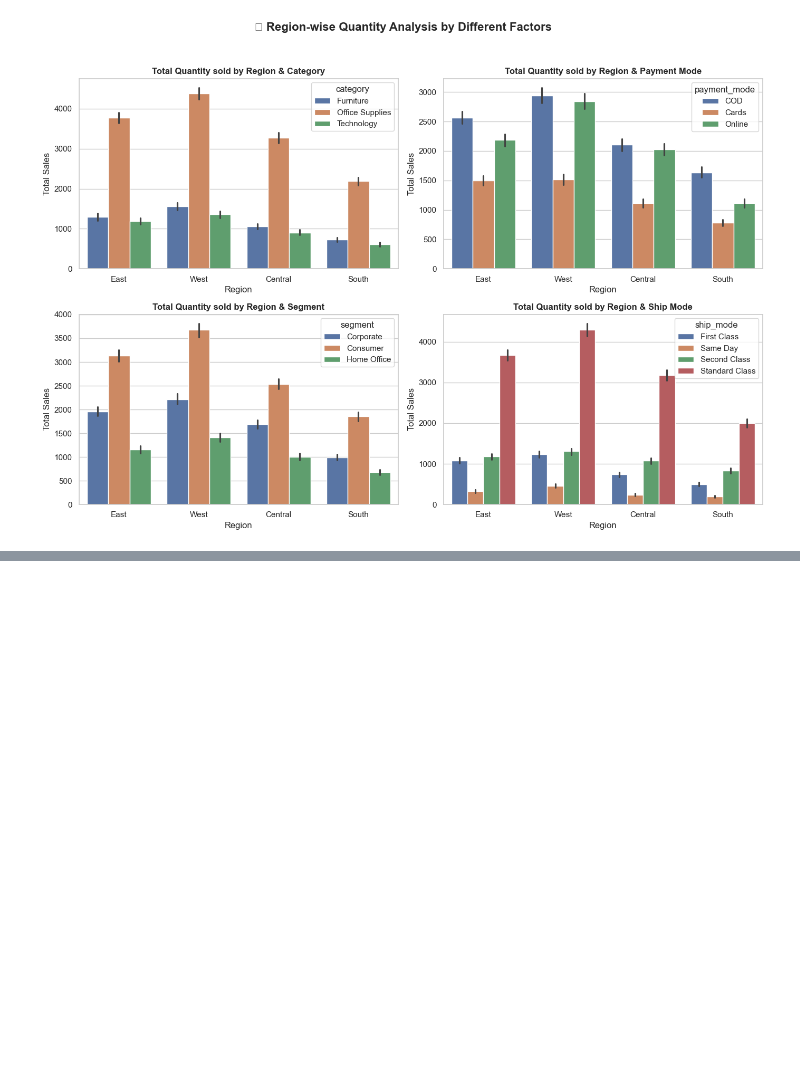
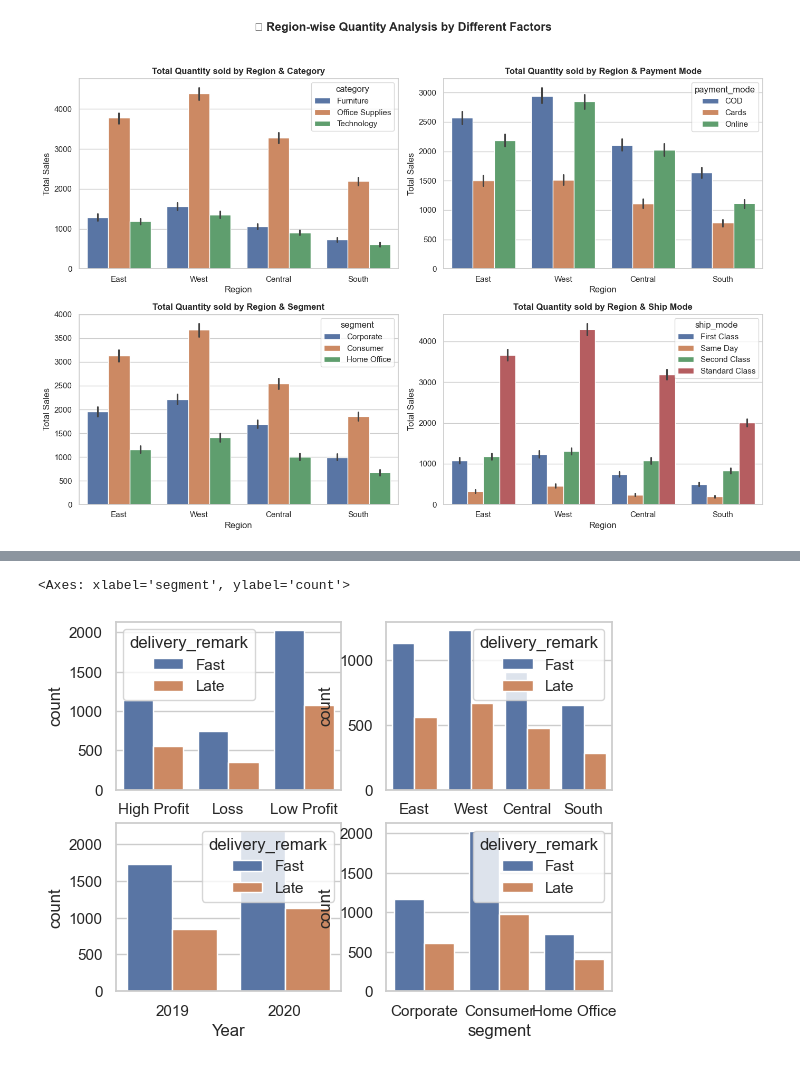
Before and after one commit to anish00ti/sales_analysis, a Jupyter notebook: sales_analysis.ipynb, the cells around one changed output, grey strips where cells are left out. Saved outputs shown, nothing was run; the diff lists cells and outputs as text; code cells hidden in the pictures; blank space fills up the shorter version.

```diff
--- a/sales_analysis.ipynb
+++ b/sales_analysis.ipynb
@@ -508,0 +557,14 @@ plt.show()
+# %%
+df['Year']= df['order_date'].dt.year
+# %%
+plt.subplot(2,2,1)
+sns.countplot(data=df , x='profit_status' , hue='delivery_remark')
+plt.subplot(2,2,2)
+sns.countplot(data=df , x='region', hue='delivery_remark')
+plt.subplot(2,2,3)
+sns.countplot( data=df , x='Year' , hue='delivery_remark')
+plt.subplot(2,2,4)
+sns.countplot( data=df , x='segment' , hue='delivery_remark')
+# %% [output]
+<Axes: xlabel='segment', ylabel='count'>
+[figure, added]
```
Also changed, not shown: parts of 6 cells of this notebook.
